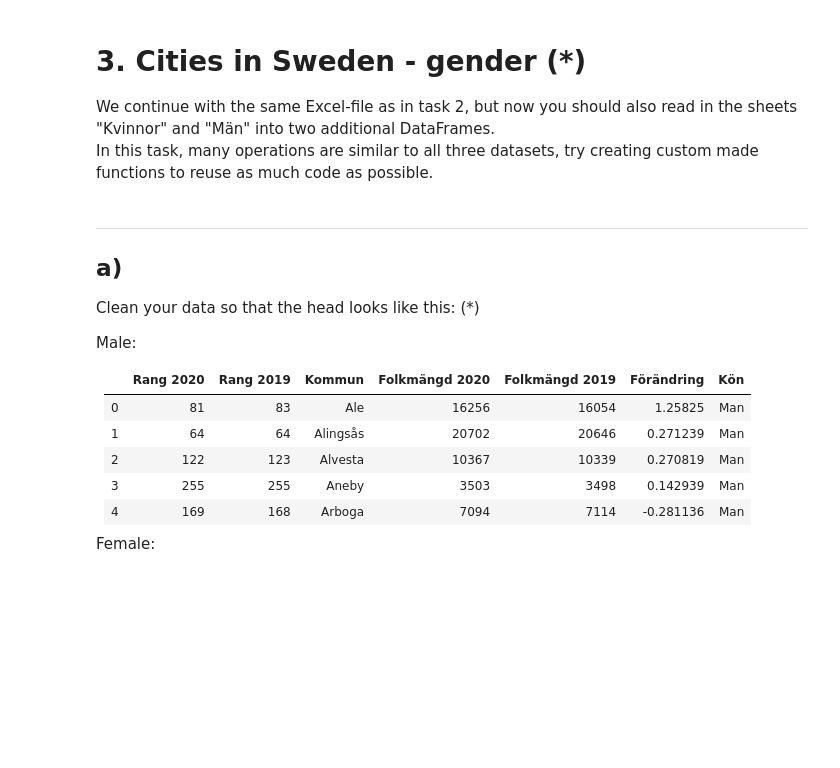
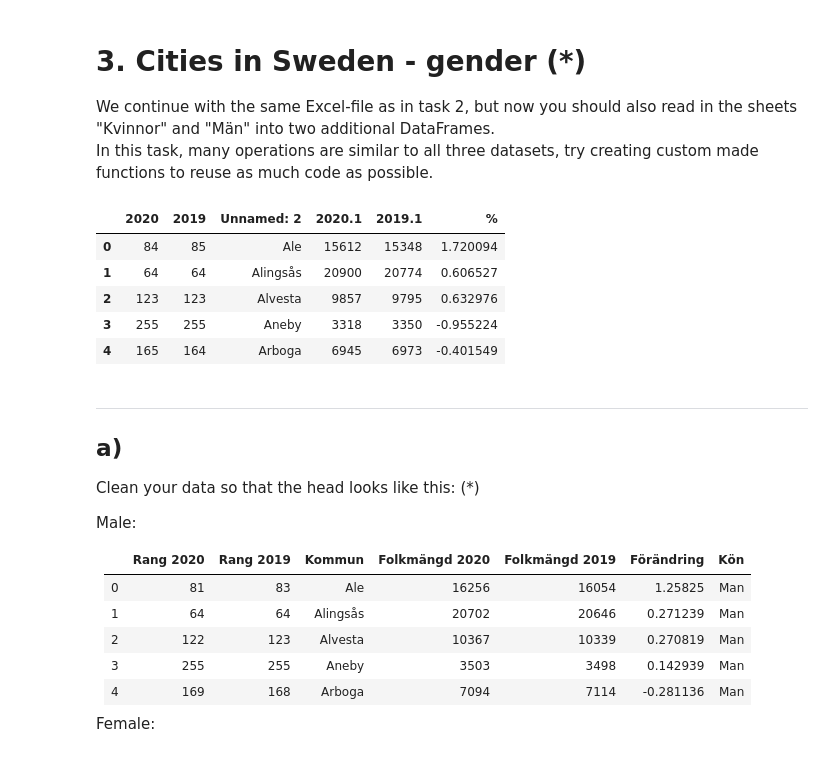
Before and after one commit to Andreas-Svensson/data_processing, a Jupyter notebook: Exercises/E00_pandas_basic_syntax.ipynb, the cells around one changed output. Drawn from its saved outputs; the diff is of its cells as text; code cells hidden in the pictures; blank space fills up the shorter version.

```diff
--- a/Exercises/E00_pandas_basic_syntax.ipynb
+++ b/Exercises/E00_pandas_basic_syntax.ipynb
@@ -265,6 +265,20 @@ for i, (data_frame, title) in enumerate(zip(data_frames, titles)):
 # 3. Cities in Sweden - gender (*)
 We continue with the same Excel-file as in task 2, but now you should also read in the sheets "Kvinnor" and "Män" into two additional DataFrames.
 In this task, many operations are similar to all three datasets, try creating custom made functions to reuse as much code as possible.
+# %%
+file_path = "../Data/komtopp50_2020.xlsx"
+sheet_names = ["Kvinnor", "Män"]
+
+df_dict = pd.read_excel(file_path, sheet_name=sheet_names, header=6) # reading 3 sheets, stored as dict
+
+df_dict["Kvinnor"].head()
+# %% [output]
+|  | 2020 | 2019 | Unnamed: 2 | 2020.1 | 2019.1 | % |
+| 0 | 84 | 85 | Ale | 15612 | 15348 | 1.720094 |
+| 1 | 64 | 64 | Alingsås | 20900 | 20774 | 0.606527 |
+| 2 | 123 | 123 | Alvesta | 9857 | 9795 | 0.632976 |
+| 3 | 255 | 255 | Aneby | 3318 | 3350 | -0.955224 |
+| 4 | 165 | 164 | Arboga | 6945 | 6973 | -0.401549 |
 # %% [markdown]
 ---
 ## a)
```
Also changed, not shown: parts of 9 cells of this notebook.
